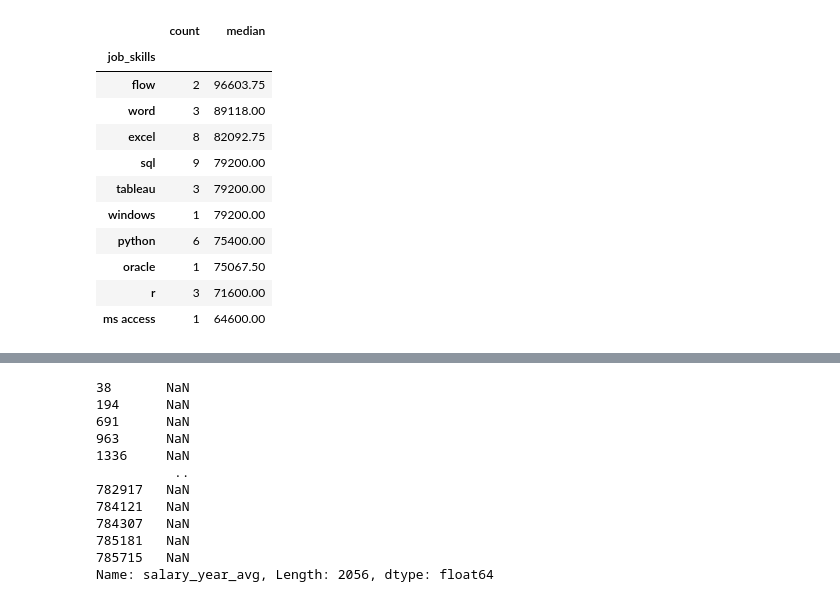
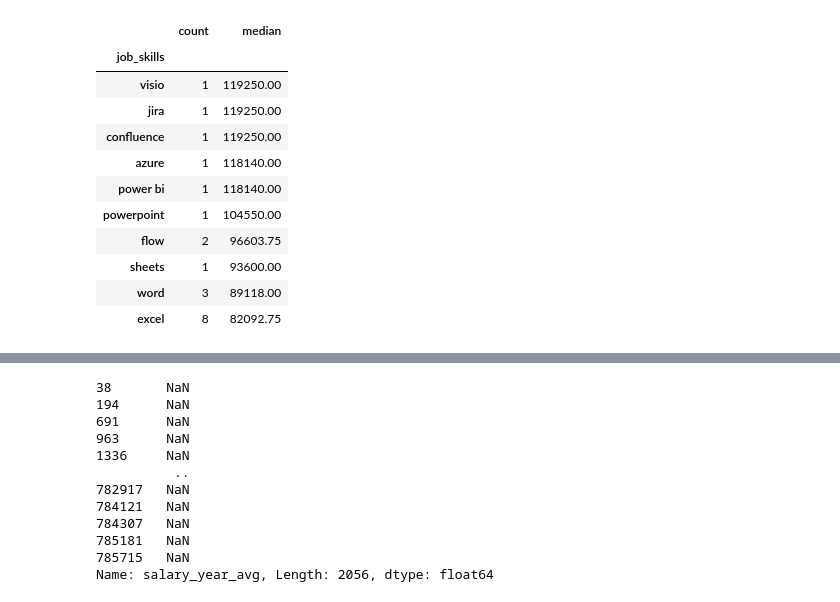
Before and after one commit to Kalariyafenil7/Python_Data_Project, a Jupyter notebook: 1_Advanced/20_Seaborn.ipynb, the cells around one changed output, grey strips where cells are left out. Saved outputs shown, nothing was run; the diff lists cells and outputs as text; code cells hidden in the pictures.

```diff
--- a/1_Advanced/20_Seaborn.ipynb
+++ b/1_Advanced/20_Seaborn.ipynb
@@ -19,25 +19,17 @@ df_DA_india = df_DA_india.dropna(subset=['salary_year_avg'])
 # %%
-df_DA_india = df_DA_india.explode('job_skills')
-
-df_DA_india[['salary_year_avg','job_skills']]
-
-df_DA_india_group=df_DA_india.groupby('job_skills')['salary_year_avg'].agg(['count','median'])
-
-df_DA_top_pay = df_DA_india_group.sort_values(by='median', ascending=False).head(10)
-
-df_DA_skill = df_DA_india_group.sort_values(by='count', ascending=False).head(10).sort_values(by='median', ascending=False).head(10)
-
-df_DA_skill
+df_DA_top_pay = df_DA_india.groupby('job_skills')['salary_year_avg'].agg(['count','median']).sort_values(by = 'median',ascending=False)
+df_DA_top_pay = df_DA_top_pay.head(10)
+df_DA_top_pay
 # %% [output]
 |  | count | median |
 | job_skills |  |  |
+| visio | 1 | 119250.00 |
+| jira | 1 | 119250.00 |
+| confluence | 1 | 119250.00 |
+| azure | 1 | 118140.00 |
+| power bi | 1 | 118140.00 |
+| powerpoint | 1 | 104550.00 |
 | flow | 2 | 96603.75 |
+| sheets | 1 | 93600.00 |
 | word | 3 | 89118.00 |
 | excel | 8 | 82092.75 |
-| sql | 9 | 79200.00 |
-| tableau | 3 | 79200.00 |
-| windows | 1 | 79200.00 |
-| python | 6 | 75400.00 |
-| oracle | 1 | 75067.50 |
-| r | 3 | 71600.00 |
-| ms access | 1 | 64600.00 |
```
Also changed, not shown: parts of 4 cells of this notebook, 13 other files.
